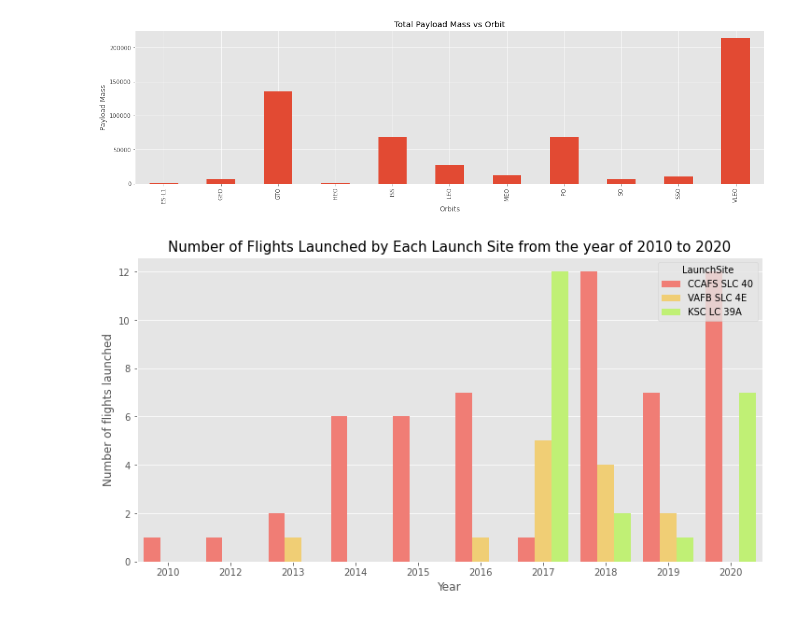
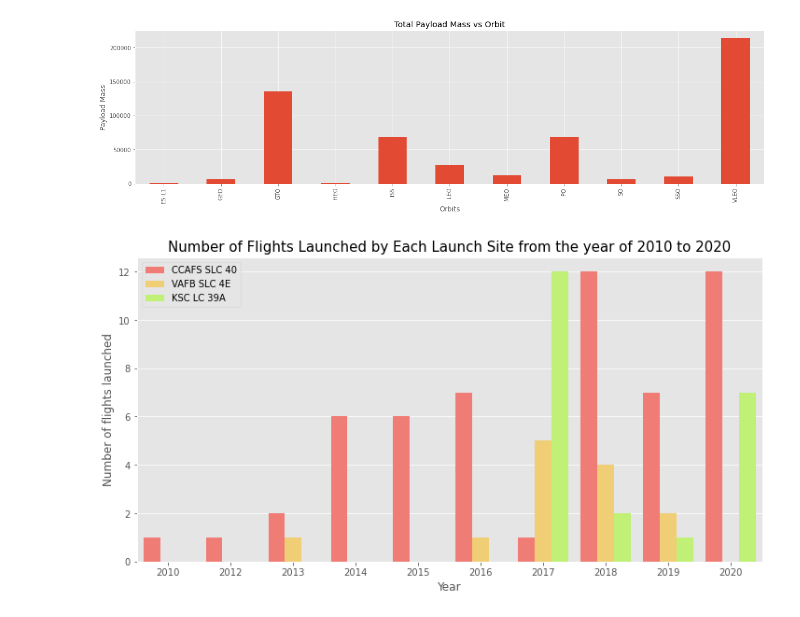
Before and after one commit to JasonnLim/SpaceX, a Jupyter notebook: SpaceX.ipynb, the cells around one changed output. Cells and saved outputs as stored; diff of their text form; code cells hidden in the pictures.

```diff
--- a/SpaceX.ipynb
+++ b/SpaceX.ipynb
@@ -316,28 +316,29 @@ Text(0, 0.5, 'Payload Mass')
 # %%
 #Visualization of the number of flights launched by each launch site in each year
 
 #Obtain "Year" values from the date of each flight
 def get_year():
     for i in df['Date']:
         year.append(i.split("-")[0])
     return year
 
 year = []
 df = data.copy()
 year = get_year()
 df['Date'] = year
 #df.head()
 
 
 plt.figure(figsize = (12,6))
 sns.countplot(x = 'Date',
               data = df,
               hue = 'LaunchSite',
               palette = sns.hls_palette(9,l=.7,s=.8), saturation = 1.5)
 
 plt.title('Number of Flights Launched by Each Launch Site from the year of 2010 to 2020', fontsize = 15)
 plt.ylabel('Number of flights launched')
 plt.xlabel('Year')
+plt.legend(loc='upper left')
 plt.show()
 # %% [output]
-[figure, old version]
+[figure, new version]
```
